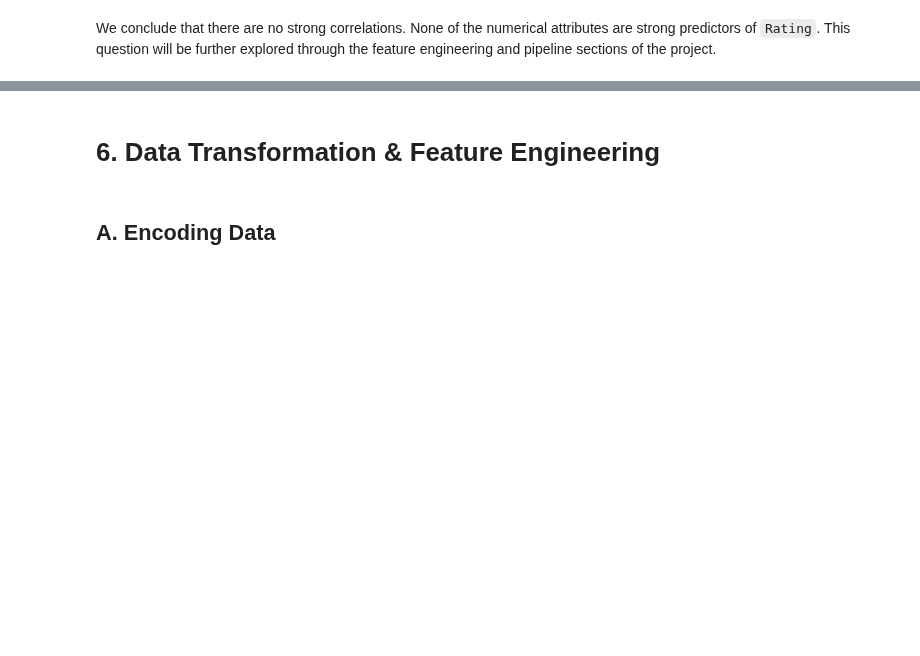
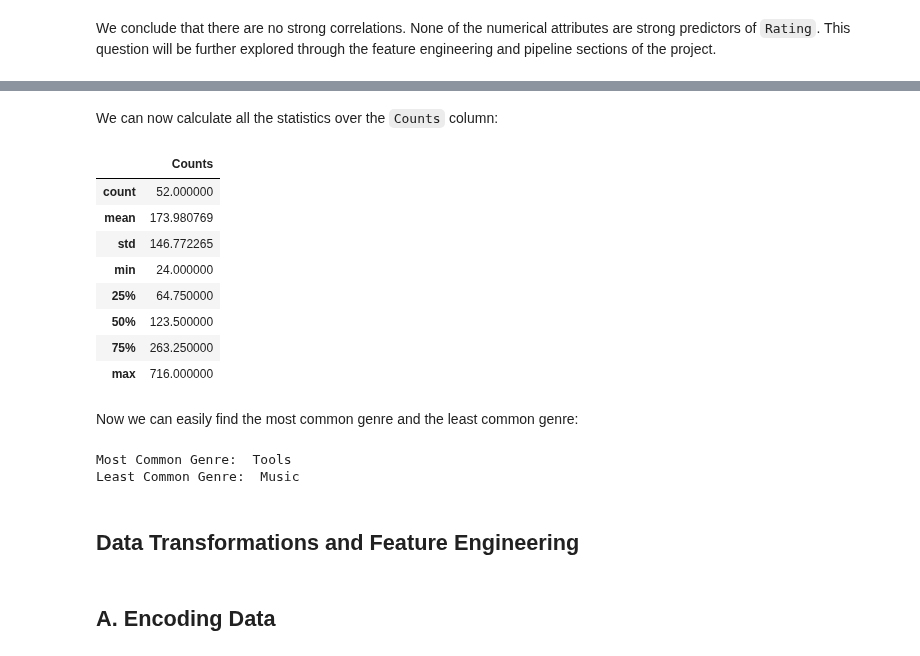
Before and after one commit to Logician724/play-store-analysis, a Jupyter notebook: notebook.ipynb, the cells around one changed output, grey strips where cells are left out. Saved outputs shown, nothing was run; the diff lists cells and outputs as text; code cells hidden in the pictures; blank space fills up the shorter version.

```diff
--- a/notebook.ipynb
+++ b/notebook.ipynb
@@ -974,5 +1039,31 @@ We conclude that there are no strong correlations. None of the numerical attribu
+# %% [markdown]
+We can now calculate all the statistics over the `Counts` column:
+# %%
+genres_df.describe()
+# %% [output]
+|  | Counts |
+| count | 52.000000 |
+| mean | 173.980769 |
+| std | 146.772265 |
+| min | 24.000000 |
+| 25% | 64.750000 |
+| 50% | 123.500000 |
+| 75% | 263.250000 |
+| max | 716.000000 |
+# %% [markdown]
+Now we can easily find the most common genre and the least common genre:
+# %%
+print(
+    'Most Common Genre: ', genres_df.loc[genres_df['Counts'].idxmax(), ['Genre']].values[0]
+)
+print(
+    'Least Common Genre: ', genres_df.loc[genres_df['Counts'].idxmin(), ['Genre']].values[0]
+)
+# %% [output]
+Most Common Genre:  Tools
+Least Common Genre:  Music
 # %% [markdown]
-# 6. Data Transformation & Feature Engineering
+## Data Transformations and Feature Engineering
 # %% [markdown]
 ## A. Encoding Data
 # %% [markdown]
```
Also changed, not shown: parts of 17 cells of this notebook.
